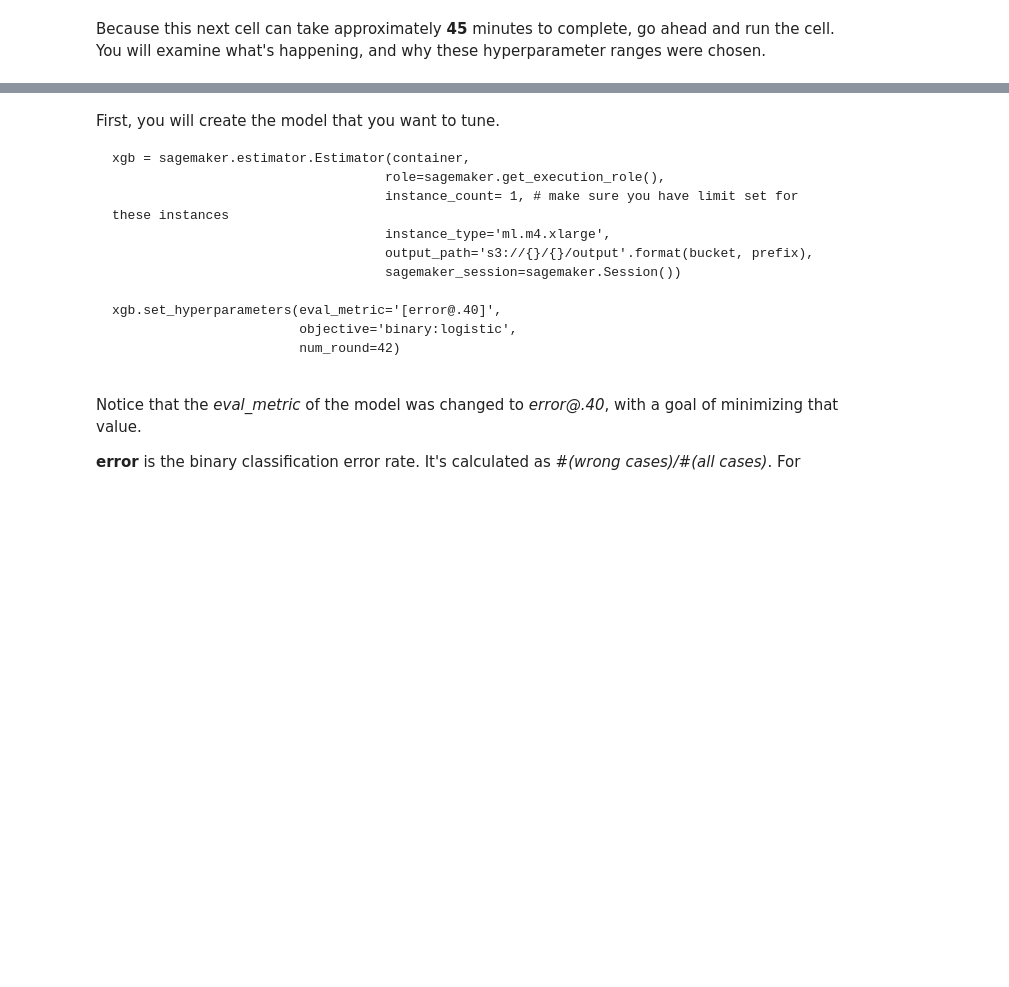
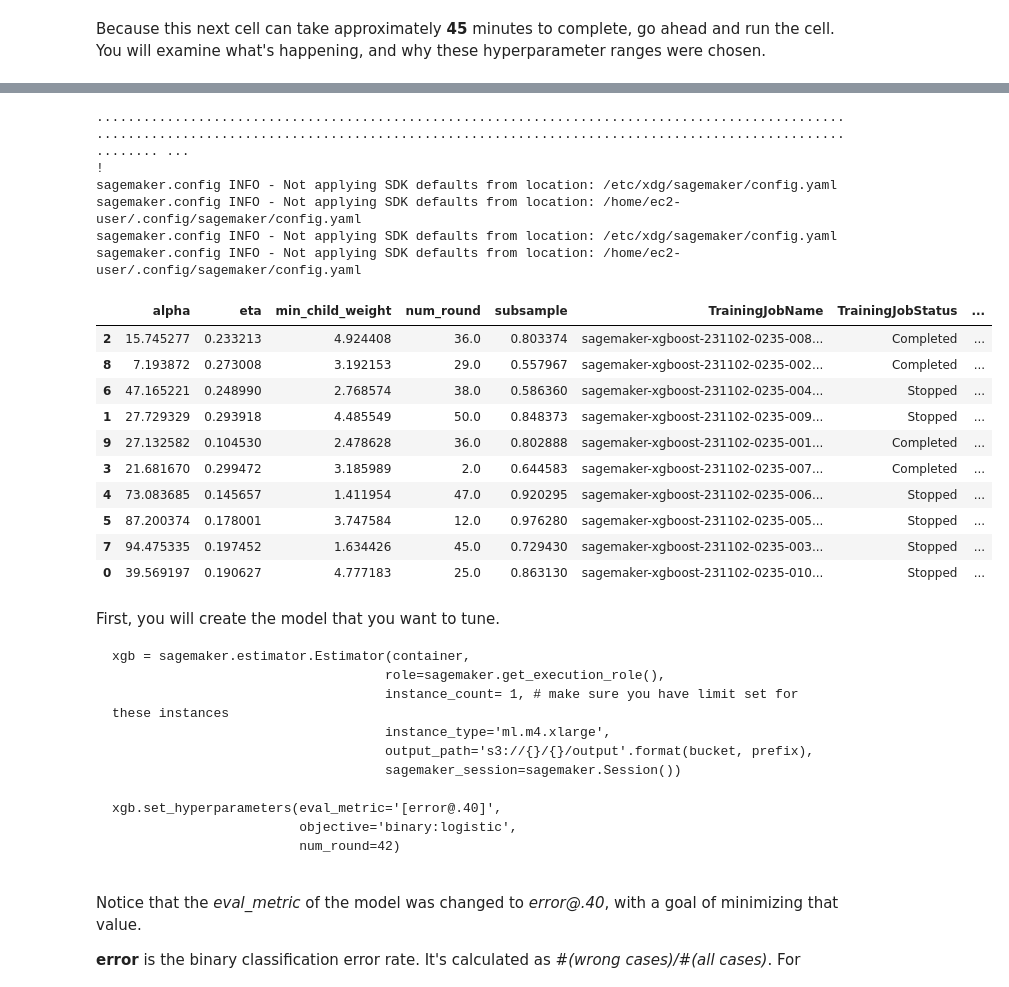
Before and after one commit to eliasedwin7/DTS_Final_Flights, a Jupyter notebook: 3_5-machinelearning_02_11_1055_full_unclean.ipynb, the cells around one changed output, grey strips where cells are left out. Drawn from its saved outputs; the diff is of its cells as text; code cells hidden in the pictures; blank space fills up the shorter version.

Commit message:
Add files via upload
xgboost with ht

```diff
--- a/3_5-machinelearning_02_11_1055_full_unclean.ipynb
+++ b/3_5-machinelearning_02_11_1055_full_unclean.ipynb
@@ -859,0 +768,18 @@ tuner.wait()
+# %%
+# 3. Hyperparameter Tuning:
+# Assuming the tuner is already set up, we'll focus on running and retrieving the tuning job results
+tuner.fit(inputs=data_channels)
+tuner.wait()
+
+# Retrieving top 20 models based on the objective metric
+tuner_analytics = HyperparameterTuningJobAnalytics(tuner.latest_tuning_job.name, sagemaker_session=sagemaker.Session())
+df_tuning_job_analytics = tuner_analytics.dataframe()
+df_tuning_job_analytics = df_tuning_job_analytics.sort_values(by=['FinalObjectiveValue'], ascending=(tuner.objective_type != "Maximize"))
+top_20_models = df_tuning_job_analytics.head(20)
+
+# 4. Model Attachment:
+attached_tuner = HyperparameterTuner.attach(tuner.latest_tuning_job.name, sagemaker_session=sagemaker.Session())
+best_training_job = attached_tuner.best_training_job()
+
+top_20_models
+# %% [output]
@@ -860,3 +789,20 @@ tuner.wait()
+........................................................................................................................................................................................................ ...
+!
+sagemaker.config INFO - Not applying SDK defaults from location: /etc/xdg/sagemaker/config.yaml
+sagemaker.config INFO - Not applying SDK defaults from location: /home/ec2-user/.config/sagemaker/config.yaml
+sagemaker.config INFO - Not applying SDK defaults from location: /etc/xdg/sagemaker/config.yaml
+sagemaker.config INFO - Not applying SDK defaults from location: /home/ec2-user/.config/sagemaker/config.yaml
+|  | alpha | eta | min_child_weight | num_round | subsample | TrainingJobName | TrainingJobStatus | ... |
+| 2 | 15.745277 | 0.233213 | 4.924408 | 36.0 | 0.803374 | sagemaker-xgboost-231102-0235-008... | Completed | ... |
+| 8 | 7.193872 | 0.273008 | 3.192153 | 29.0 | 0.557967 | sagemaker-xgboost-231102-0235-002... | Completed | ... |
+| 6 | 47.165221 | 0.248990 | 2.768574 | 38.0 | 0.586360 | sagemaker-xgboost-231102-0235-004... | Stopped | ... |
+| 1 | 27.729329 | 0.293918 | 4.485549 | 50.0 | 0.848373 | sagemaker-xgboost-231102-0235-009... | Stopped | ... |
+| 9 | 27.132582 | 0.104530 | 2.478628 | 36.0 | 0.802888 | sagemaker-xgboost-231102-0235-001... | Completed | ... |
+| 3 | 21.681670 | 0.299472 | 3.185989 | 2.0 | 0.644583 | sagemaker-xgboost-231102-0235-007... | Completed | ... |
+| 4 | 73.083685 | 0.145657 | 1.411954 | 47.0 | 0.920295 | sagemaker-xgboost-231102-0235-006... | Stopped | ... |
+| 5 | 87.200374 | 0.178001 | 3.747584 | 12.0 | 0.976280 | sagemaker-xgboost-231102-0235-005... | Stopped | ... |
+| 7 | 94.475335 | 0.197452 | 1.634426 | 45.0 | 0.729430 | sagemaker-xgboost-231102-0235-003... | Stopped | ... |
+| 0 | 39.569197 | 0.190627 | 4.777183 | 25.0 | 0.863130 | sagemaker-xgboost-231102-0235-010... | Stopped | ... |
 # %% [markdown]
 First, you will create the model that you want to tune.
 
```
Also changed, not shown: parts of 44 cells of this notebook.
